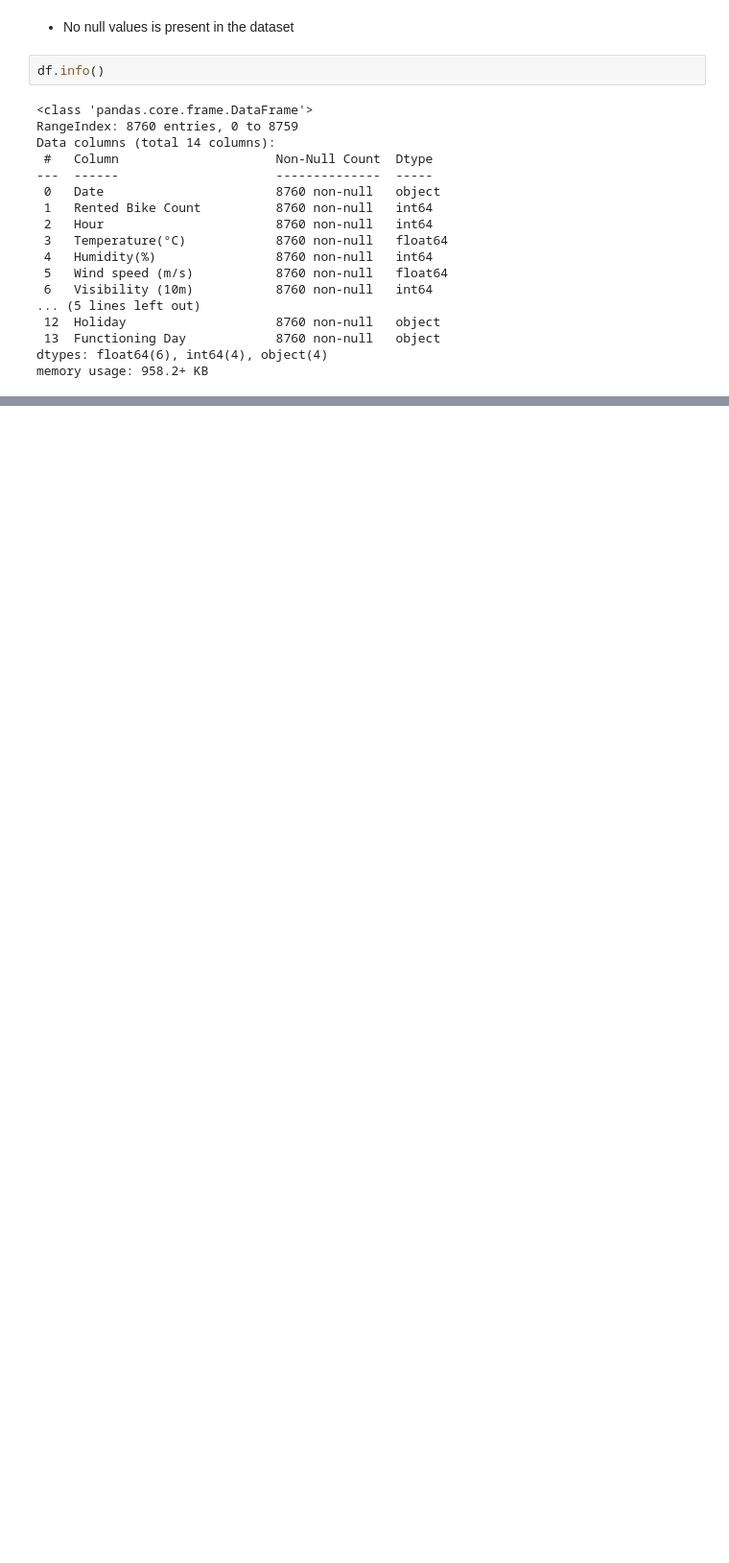
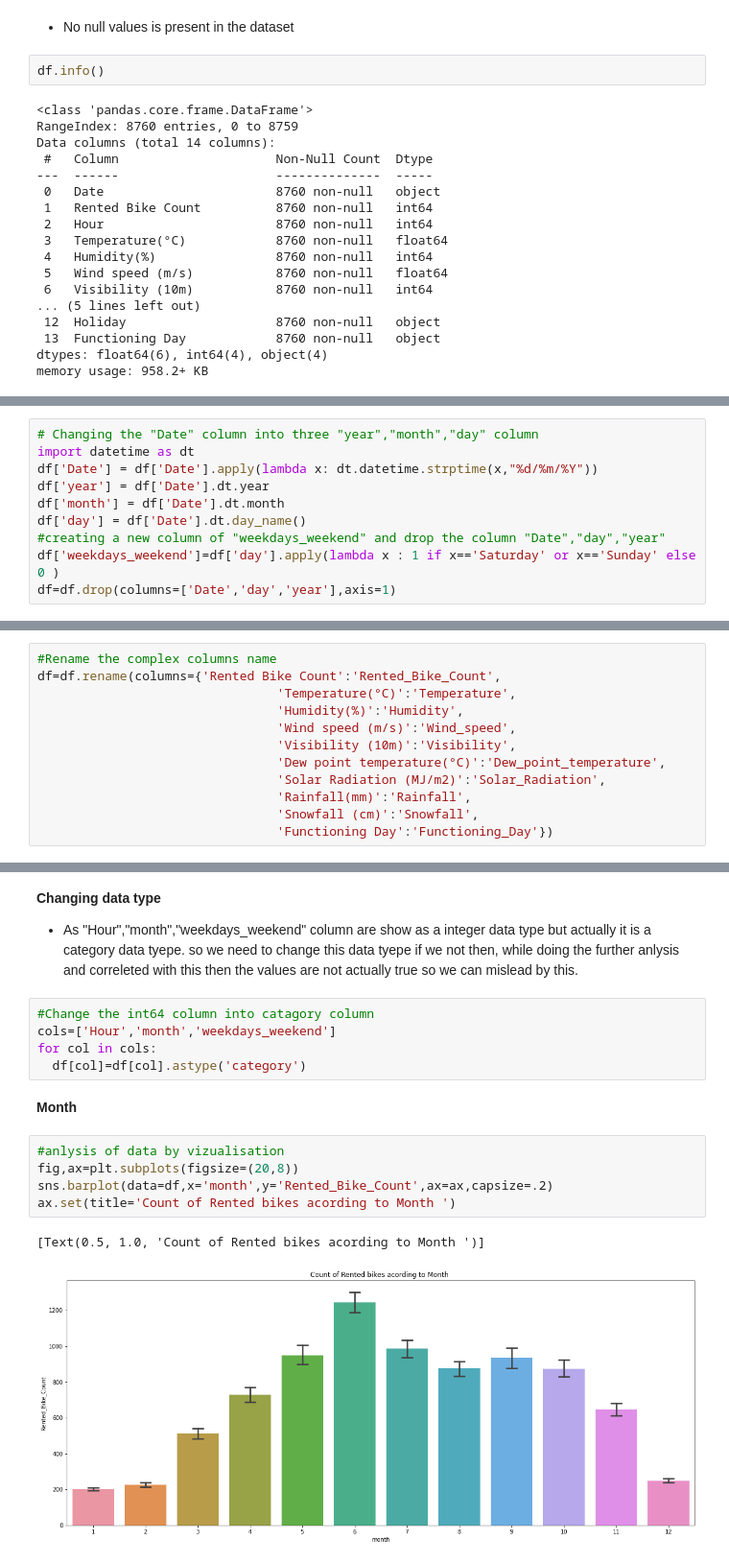
Before and after one commit to DeepakKumarSingh003/Bike-sharing-Demand-Prediction, a Jupyter notebook: Bike_Sharing_Demand_Prediction_Capstone_Project.ipynb, the cells around one changed output, grey strips where cells are left out. Shown at 96% size. Cells and saved outputs as stored; diff of their text form; blank space fills up the shorter version.

```diff
--- a/Bike_Sharing_Demand_Prediction_Capstone_Project.ipynb
+++ b/Bike_Sharing_Demand_Prediction_Capstone_Project.ipynb
@@ -99,0 +127,10 @@ memory usage: 958.2+ KB
+# %%
+# Changing the "Date" column into three "year","month","day" column
+import datetime as dt
+df['Date'] = df['Date'].apply(lambda x: dt.datetime.strptime(x,"%d/%m/%Y"))
+df['year'] = df['Date'].dt.year
+df['month'] = df['Date'].dt.month
+df['day'] = df['Date'].dt.day_name()
+#creating a new column of "weekdays_weekend" and drop the column "Date","day","year"
+df['weekdays_weekend']=df['day'].apply(lambda x : 1 if x=='Saturday' or x=='Sunday' else 0 )
+df=df.drop(columns=['Date','day','year'],axis=1)
@@ -99,0 +144,12 @@ memory usage: 958.2+ KB
+# %%
+#Rename the complex columns name
+df=df.rename(columns={'Rented Bike Count':'Rented_Bike_Count',
+                                'Temperature(°C)':'Temperature',
+                                'Humidity(%)':'Humidity',
+                                'Wind speed (m/s)':'Wind_speed',
+                                'Visibility (10m)':'Visibility',
+                                'Dew point temperature(°C)':'Dew_point_temperature',
+                                'Solar Radiation (MJ/m2)':'Solar_Radiation',
+                                'Rainfall(mm)':'Rainfall',
+                                'Snowfall (cm)':'Snowfall',
+                                'Functioning Day':'Functioning_Day'})
@@ -99,0 +197,18 @@ memory usage: 958.2+ KB
+# %% [markdown]
+**Changing data type**
+* As "Hour","month","weekdays_weekend" column are show as a integer data type but actually it is a category data tyepe. so we need to change this data tyepe if we not then, while doing the further anlysis and correleted with this then the values are not actually true so we can mislead by this.
+# %%
+#Change the int64 column into catagory column
+cols=['Hour','month','weekdays_weekend']
+for col in cols:
+  df[col]=df[col].astype('category')
+# %% [markdown]
+**Month**
+# %%
+#anlysis of data by vizualisation
+fig,ax=plt.subplots(figsize=(20,8))
+sns.barplot(data=df,x='month',y='Rented_Bike_Count',ax=ax,capsize=.2)
+ax.set(title='Count of Rented bikes acording to Month ')
+# %% [output]
+[Text(0.5, 1.0, 'Count of Rented bikes acording to Month ')]
+[figure, added]
```
Also changed, not shown: parts of 60 cells of this notebook.
